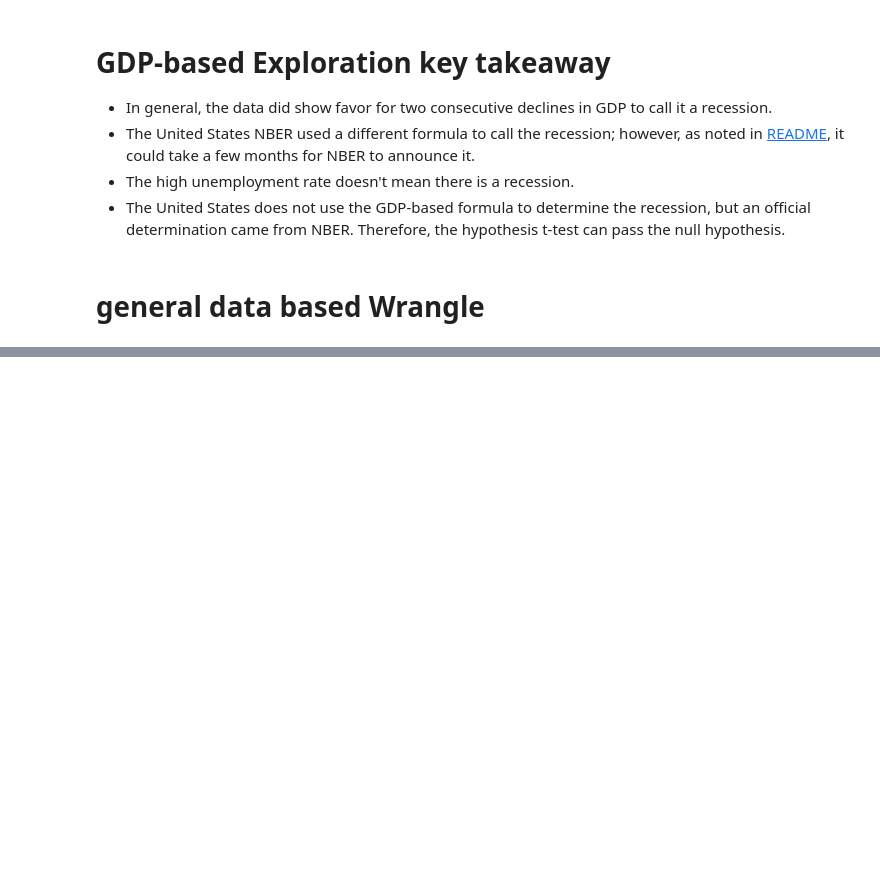
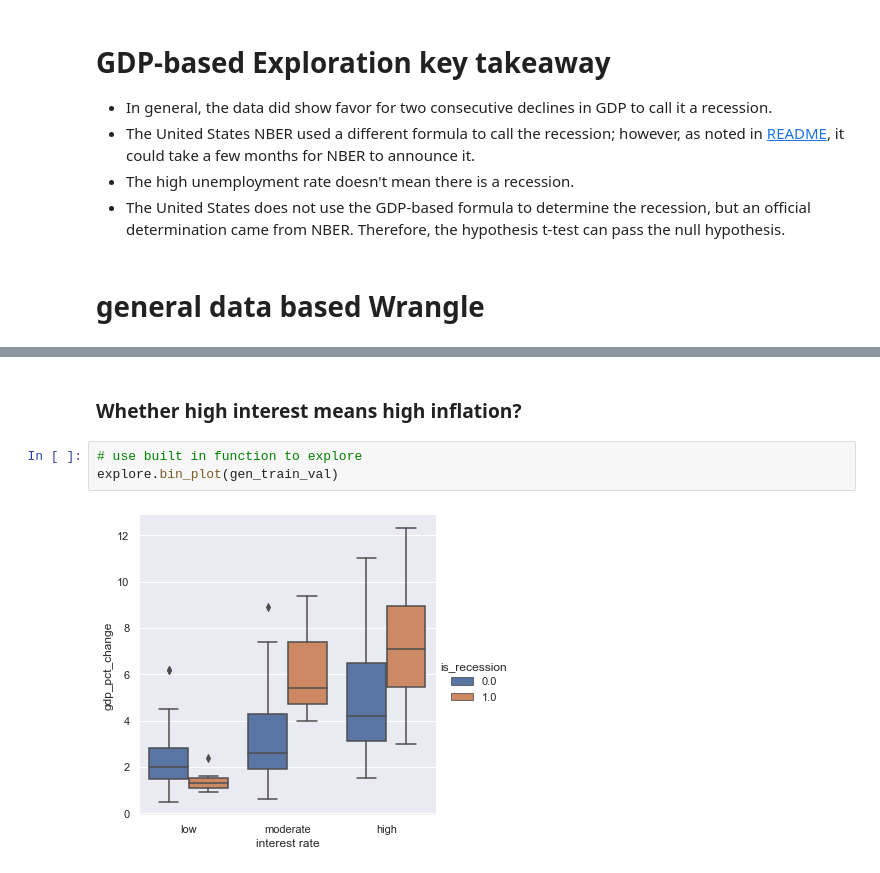
Before and after one commit to QinzhiChen/recession_prediction, a Jupyter notebook: final notebook.ipynb, the cells around one changed output, grey strips where cells are left out. Saved outputs shown, nothing was run; the diff lists cells and outputs as text; blank space fills up the shorter version.

```diff
--- a/final notebook.ipynb
+++ b/final notebook.ipynb
@@ -137,0 +212,7 @@ gen_based
+# %% [markdown]
+### Whether high interest means high inflation?
+# %%
+# use built in function to explore
+explore.bin_plot(gen_train_val)
+# %% [output]
+[figure, added]
```
Also changed, not shown: parts of 66 cells of this notebook, 8 other files.
